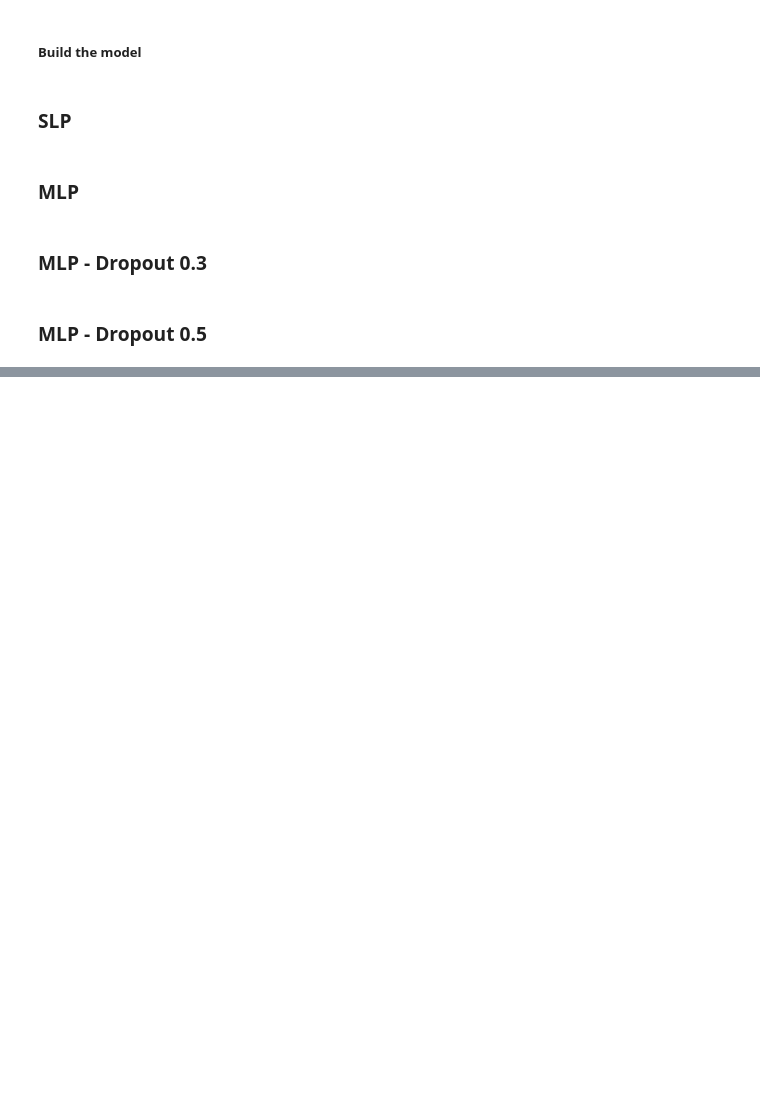
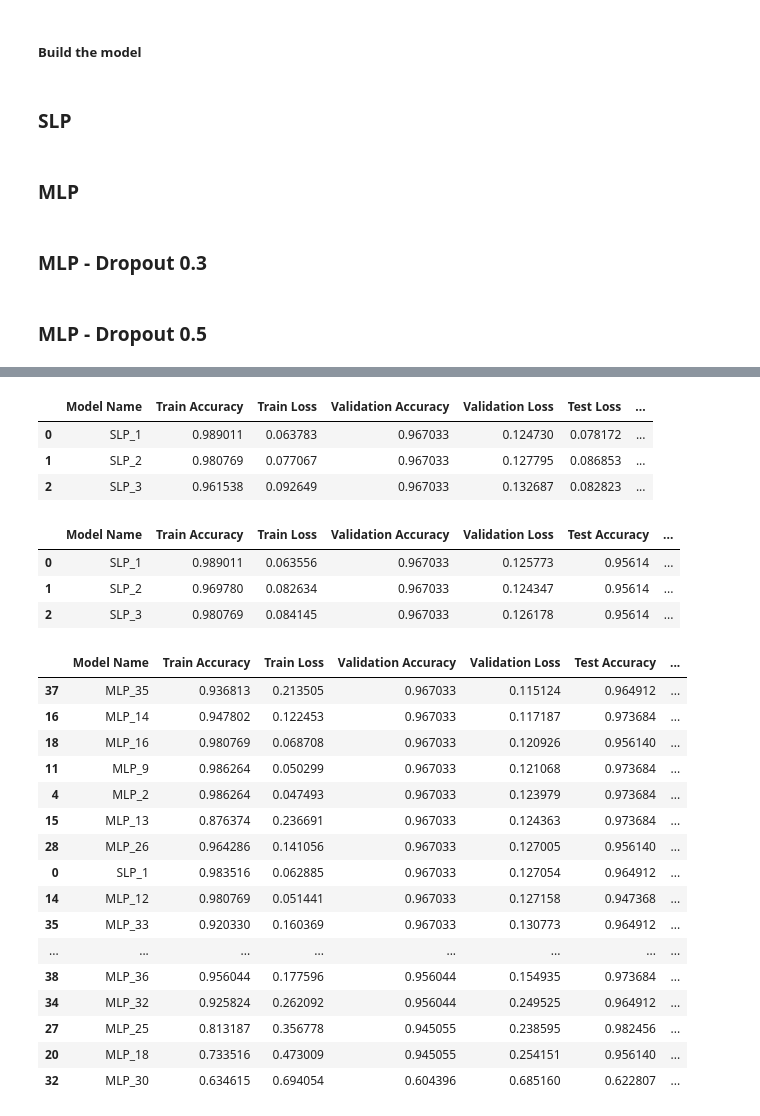
Before and after one commit to Team-AY/Breast-Cancer-Prediction, a Jupyter notebook: Research_process.ipynb, the cells around one changed output, grey strips where cells are left out. Cells and saved outputs as stored; diff of their text form; code cells hidden in the pictures; blank space fills up the shorter version.

Commit message:
Made loop of models evaluation
Co-authored-by: Almog Rabani <ralmog98@gmail.com>

```diff
--- a/Research_process.ipynb
+++ b/Research_process.ipynb
@@ -151,7 +155,7 @@ def model_fit(model, epochNum, pca=False, verbose='auto'):
     utils.set_random_seed(0)
 
     early_stopping = callbacks.EarlyStopping(monitor='val_loss', patience=40, restore_best_weights=True, verbose=verbose)
-    reduce_lr = callbacks.ReduceLROnPlateau(monitor='val_loss', factor=0.5, patience=10, min_lr=0.00001, verbose=verbose)
+    #reduce_lr = callbacks.ReduceLROnPlateau(monitor='val_loss', factor=0.5, patience=10, min_lr=0.00001, verbose=verbose)
     checkpoint_filepath = f'model_checkpoints/{model.name}_checkpoint.model.keras'
     model_checkpoint_callback = callbacks.ModelCheckpoint(
         filepath=checkpoint_filepath,
@@ -160,9 +164,9 @@ def model_fit(model, epochNum, pca=False, verbose='auto'):
         save_best_only=True,
         verbose=verbose)
 
-    model.compile(optimizer=optimizers.Adam(learning_rate=0.001), loss='binary_crossentropy', metrics=['accuracy'])
+    model.compile(optimizer=optimizers.Adam(learning_rate=0.01), loss='binary_crossentropy', metrics=['accuracy'])
 
-    history = model.fit(X_train, y_train, batch_size=50, epochs=epochNum, validation_data=(X_val, y_val), class_weight=class_weight_dict, callbacks=[model_checkpoint_callback, reduce_lr, early_stopping], verbose=verbose)
+    history = model.fit(X_train, y_train, batch_size=50, epochs=epochNum, validation_data=(X_val, y_val), class_weight=class_weight_dict, callbacks=[model_checkpoint_callback, early_stopping], verbose=verbose)
 
     model = models.load_model(checkpoint_filepath)
 
@@ -453,7 +477,7 @@ models_list.append(model)
 # %%
 from time import time
 
-models_df = pd.DataFrame(columns=['Model Name', 'Train Accuracy', 'Train Loss', 'Validation Accuracy', 'Validation Loss'])
+models_df = pd.DataFrame(columns=['Model Name', 'Train Accuracy', 'Train Loss', 'Validation Accuracy', 'Validation Loss', 'Test Accuracy', 'Test Loss'])
 print('Processing Models:')
 for model in models_list:
     print(f'Fitting {model.name}...', end= " ")
@@ -464,7 +488,9 @@ for model in models_list:
 
     proc_data = proc_history(history)
 
-    new_row = {'Model Name': model.name, **proc_data}
+    eval_res = model.evaluate(X_test, y_test, verbose=0)
+
+    new_row = {'Model Name': model.name, **proc_data, 'Test Accuracy': eval_res[1], 'Test Loss': eval_res[0]}
     models_df.loc[len(models_df)] = new_row
 
     print(f'Done! ({t_end-t_start} [s])')
@@ -470,0 +544,34 @@ for model in models_list:
+# %%
+models_df
+# %% [output]
+|  | Model Name | Train Accuracy | Train Loss | Validation Accuracy | Validation Loss | Test Loss | ... |
+| 0 | SLP_1 | 0.989011 | 0.063783 | 0.967033 | 0.124730 | 0.078172 | ... |
+| 1 | SLP_2 | 0.980769 | 0.077067 | 0.967033 | 0.127795 | 0.086853 | ... |
+| 2 | SLP_3 | 0.961538 | 0.092649 | 0.967033 | 0.132687 | 0.082823 | ... |
+# %%
+models_df
+# %% [output]
+|  | Model Name | Train Accuracy | Train Loss | Validation Accuracy | Validation Loss | Test Accuracy | ... |
+| 0 | SLP_1 | 0.989011 | 0.063556 | 0.967033 | 0.125773 | 0.95614 | ... |
+| 1 | SLP_2 | 0.969780 | 0.082634 | 0.967033 | 0.124347 | 0.95614 | ... |
+| 2 | SLP_3 | 0.980769 | 0.084145 | 0.967033 | 0.126178 | 0.95614 | ... |
+# %%
+models_df.sort_values(ascending=[False, True], by=['Validation Accuracy', 'Validation Loss'])
+# %% [output]
+|  | Model Name | Train Accuracy | Train Loss | Validation Accuracy | Validation Loss | Test Accuracy | ... |
+| 37 | MLP_35 | 0.936813 | 0.213505 | 0.967033 | 0.115124 | 0.964912 | ... |
+| 16 | MLP_14 | 0.947802 | 0.122453 | 0.967033 | 0.117187 | 0.973684 | ... |
+| 18 | MLP_16 | 0.980769 | 0.068708 | 0.967033 | 0.120926 | 0.956140 | ... |
+| 11 | MLP_9 | 0.986264 | 0.050299 | 0.967033 | 0.121068 | 0.973684 | ... |
+| 4 | MLP_2 | 0.986264 | 0.047493 | 0.967033 | 0.123979 | 0.973684 | ... |
+| 15 | MLP_13 | 0.876374 | 0.236691 | 0.967033 | 0.124363 | 0.973684 | ... |
+| 28 | MLP_26 | 0.964286 | 0.141056 | 0.967033 | 0.127005 | 0.956140 | ... |
+| 0 | SLP_1 | 0.983516 | 0.062885 | 0.967033 | 0.127054 | 0.964912 | ... |
+| 14 | MLP_12 | 0.980769 | 0.051441 | 0.967033 | 0.127158 | 0.947368 | ... |
+| 35 | MLP_33 | 0.920330 | 0.160369 | 0.967033 | 0.130773 | 0.964912 | ... |
+| ... | ... | ... | ... | ... | ... | ... | ... |
+| 38 | MLP_36 | 0.956044 | 0.177596 | 0.956044 | 0.154935 | 0.973684 | ... |
+| 34 | MLP_32 | 0.925824 | 0.262092 | 0.956044 | 0.249525 | 0.964912 | ... |
+| 27 | MLP_25 | 0.813187 | 0.356778 | 0.945055 | 0.238595 | 0.982456 | ... |
+| 20 | MLP_18 | 0.733516 | 0.473009 | 0.945055 | 0.254151 | 0.956140 | ... |
+| 32 | MLP_30 | 0.634615 | 0.694054 | 0.604396 | 0.685160 | 0.622807 | ... |
```
Also changed, not shown: parts of 8 cells of this notebook.
